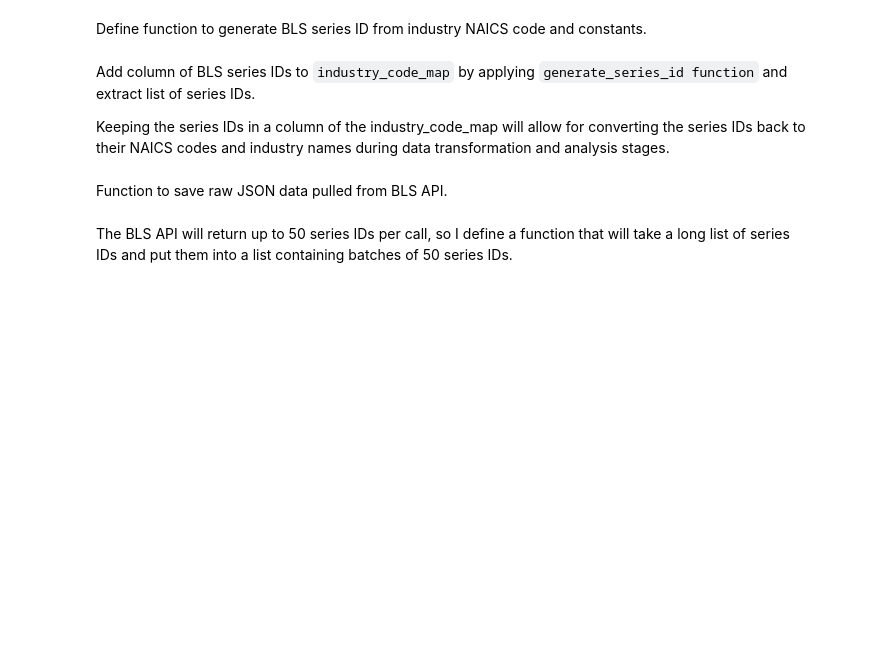
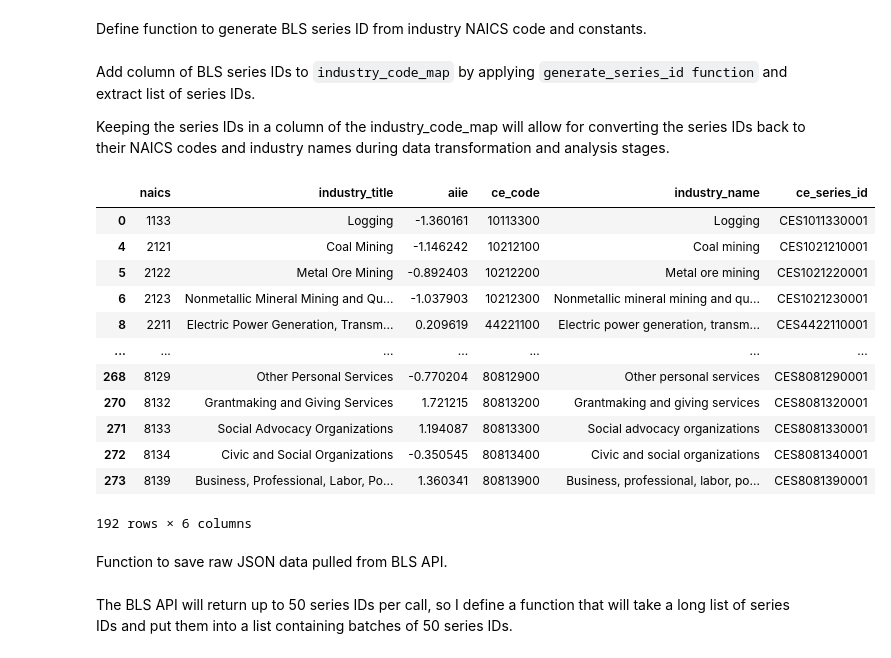
Before and after one commit to jp-tobin/me204-final-project, a Jupyter notebook: notebooks/NB01-Data-Collection.ipynb, the cells around one changed output. Drawn from its saved outputs; the diff is of its cells as text; code cells hidden in the pictures; blank space fills up the shorter version.

```diff
--- a/notebooks/NB01-Data-Collection.ipynb
+++ b/notebooks/NB01-Data-Collection.ipynb
@@ -121,10 +125,14 @@ In order to preserve a one to one mapping to exposure scores I drop these codes.
 industry_code_map = (
     pd.read_csv("../data/reference/ce_industry.tsv", delimiter="\t", index_col=False)
     # Selecting display level 5 filters on 4 digit NAICS codes to match with AIOE table
-    .query("display_level == 5")
+    .query("display_level == 4 or display_level == 5")
     .filter(["industry_code", "naics_code", "industry_name"])
+    .rename(columns={"industry_code":"ce_code", "naics_code": "naics"})
+    .astype(str)
     .reset_index(drop=True)
 )
 
 # Filter out codes without a 1:1 industry code mapping
-industry_code_map = industry_code_map[industry_code_map["naics_code"].str.len() == 4]
+industry_code_map = industry_code_map[industry_code_map["naics"].str.len() <= 4]
+
+industry_code_map
@@ -130,0 +155,14 @@ industry_code_map = industry_code_map[industry_code_map["naics_code"].str.len()
+# %%
+# Merge BLS codes and industry titles onto AIIE scores
+aiie_bls_map = (
+    pd.merge(
+        left=aiie,
+        right=industry_code_map,
+        left_on="naics",
+        right_on="naics",
+        how="left")
+        .dropna()
+        )
+
+aiie_bls_map.to_csv("../data/reference/aiie_bls_map.csv", index=False)
+aiie_bls_map
@@ -138,13 +190,28 @@ Add column of BLS series IDs to `industry_code_map` by applying `generate_series
 
 Keeping the series IDs in a column of the industry_code_map will allow for converting the series IDs back to their NAICS codes and industry names during data transformation and analysis stages.
 # %%
-industry_code_map["series_id_emp"] = (
-    industry_code_map["industry_code"]
+aiie_bls_map["ce_series_id"] = (
+    aiie_bls_map["ce_code"]
     .apply(generate_emp_series_id)
     )
-industry_code_map.reset_index(drop=True)
+aiie_bls_map.reset_index(drop=True)
 
-emp_series_ids = industry_code_map["series_id_emp"].to_list()
+emp_series_ids = aiie_bls_map["ce_series_id"].to_list()
+aiie_bls_map
+# %% [output]
+|  | naics | industry_title | aiie | ce_code | industry_name | ce_series_id |
+| 0 | 1133 | Logging | -1.360161 | 10113300 | Logging | CES1011330001 |
+| 4 | 2121 | Coal Mining | -1.146242 | 10212100 | Coal mining | CES1021210001 |
+| 5 | 2122 | Metal Ore Mining | -0.892403 | 10212200 | Metal ore mining | CES1021220001 |
+| 6 | 2123 | Nonmetallic Mineral Mining and Qu... | -1.037903 | 10212300 | Nonmetallic mineral mining and qu... | CES1021230001 |
+| 8 | 2211 | Electric Power Generation, Transm... | 0.209619 | 44221100 | Electric power generation, transm... | CES4422110001 |
+| ... | ... | ... | ... | ... | ... | ... |
+| 268 | 8129 | Other Personal Services | -0.770204 | 80812900 | Other personal services | CES8081290001 |
+| 270 | 8132 | Grantmaking and Giving Services | 1.721215 | 80813200 | Grantmaking and giving services | CES8081320001 |
+| 271 | 8133 | Social Advocacy Organizations | 1.194087 | 80813300 | Social advocacy organizations | CES8081330001 |
+| 272 | 8134 | Civic and Social Organizations | -0.350545 | 80813400 | Civic and social organizations | CES8081340001 |
+| 273 | 8139 | Business, Professional, Labor, Po... | 1.360341 | 80813900 | Business, professional, labor, po... | CES8081390001 |
+192 rows × 6 columns
 # %%
 def bls_api_call(
     series_ids: list,
```
Also changed, not shown: parts of 10 cells of this notebook, 8 other files.
